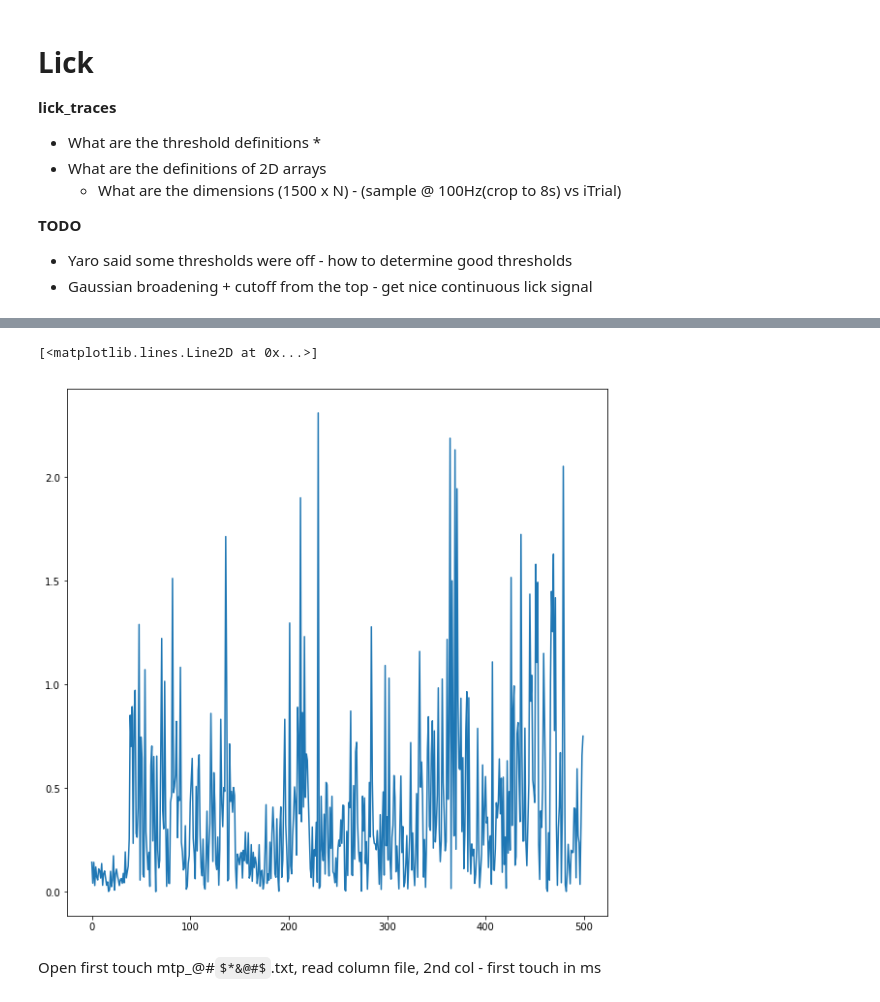
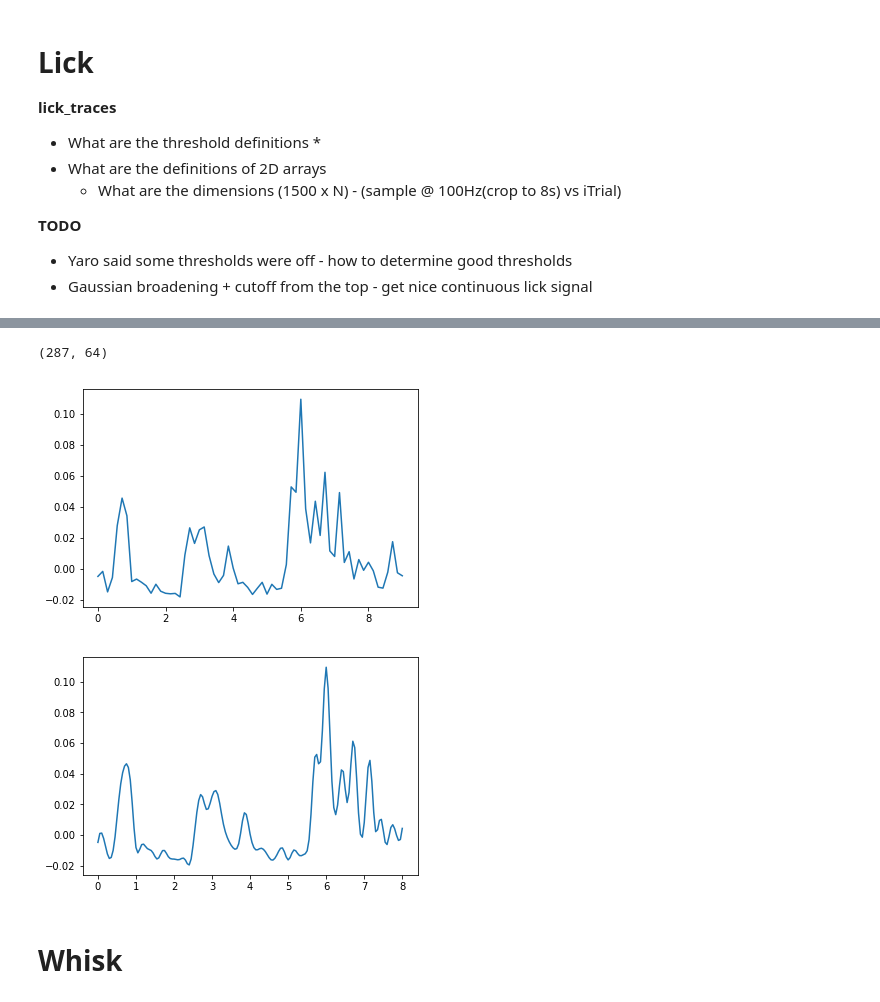
Before and after one commit to aleksejs-fomins/nest-mesoscopic-metric-test, a Jupyter notebook: codes/analysis_real/behaviour-analysis-template.ipynb, the cells around one changed output, grey strips where cells are left out. Drawn from its saved outputs; the diff is of its cells as text; code cells hidden in the pictures; some formulas as TeX source.

```diff
--- a/codes/analysis_real/behaviour-analysis-template.ipynb
+++ b/codes/analysis_real/behaviour-analysis-template.ipynb
@@ -44,3 +50,8 @@ top_thresh 2.64
+# %%
+TARGET_RANGE = [0, 8] # Seconds goal
+TARGET_FREQ = 20 # Hz
+TARGET_NTIMES = int((TARGET_RANGE[1]-TARGET_RANGE[0])*TARGET_FREQ) + 1
+TARGET_TIMES = np.linspace(TARGET_RANGE[0], TARGET_RANGE[1], TARGET_NTIMES)
 # %% [markdown]
 # Lick
 
@@ -118,9 +101,42 @@ plt.show()
-# %%
-v = [f['whiskAngle'][i, 0] - f['whiskAngle'][i-1, 0] for i in range(1, len(f['whiskAngle'][:, 0]))]
-plt.figure(figsize=(10,10))
-plt.plot(np.abs(v[:500]))
-# %% [output]
-[<matplotlib.lines.Line2D at 0x...>]
-[figure, removed]
-# %% [markdown]
-Open first touch mtp_@#$*&@#$.txt, read column file, 2nd col - first touch in ms
+# %%
+pwd = './'#'/mnt/hifo_scratch1/Yaro/data_for_TE/'
+m_name = gui_fname("Select data directory", pwd, filter="Matlab Files (*.m, *.mat)")
+f_paw = read_paw(m_name)
+# %%
+ f_paw['trialsPaw'].shape
+# %% [output]
+(287, 64)
+# %%
+# Plot before
+plt.figure()
+plt.plot(f_paw['tPaw'], f_paw['trialsPaw'][0])
+plt.show()
+
+# 1) Subtract baseline and rescale
+f_paw['trialsPaw'] -= np.meannan(f_paw['trialsPaw'])
+f_paw['trialsPaw'][np.isnan(f_paw['trialsPaw'])] = 0
+f_paw['trialsPaw'] /= np.max(f_paw['trialsPaw'])
+
+# Truncate
+l,r = trunc_idx(f_paw['tPaw'], 0, 8)
+f_paw['tPaw'] = f_paw['tPaw'][l:r]
+f_paw['trialsPaw'] = f_paw['trialsPaw'][:, l:r]
+
+# Resample
+nTrials = f_paw['trialsPaw'].shape[0]
+
+if f_paw['freqPaw'] < TARGET_FREQ:
+    param_resample = {'method' : 'interpolative', 'kind' : 'cubic'}
+else
+    param_resample = {'method' : 'averaging', 'kind' : 'kernel', 'ker_sig2' : 0.5/TARGET_FREQ}
+f_paw['trialsPaw'] = np.array([resample(f_paw['tPaw'], f_paw['trialsPaw'][iTrial], TARGET_TIMES, param_resample) for iTrial in range(nTrials)])
+
+# Plot after
+plt.figure()
+plt.plot(TARGET_TIMES, f_paw['trialsPaw'][0])
+plt.show()
+# %% [output]
+[figure, added]
+[figure, added]
+# %% [markdown]
+# Whisk
```
Also changed, not shown: parts of 13 cells of this notebook, 2 other files.
